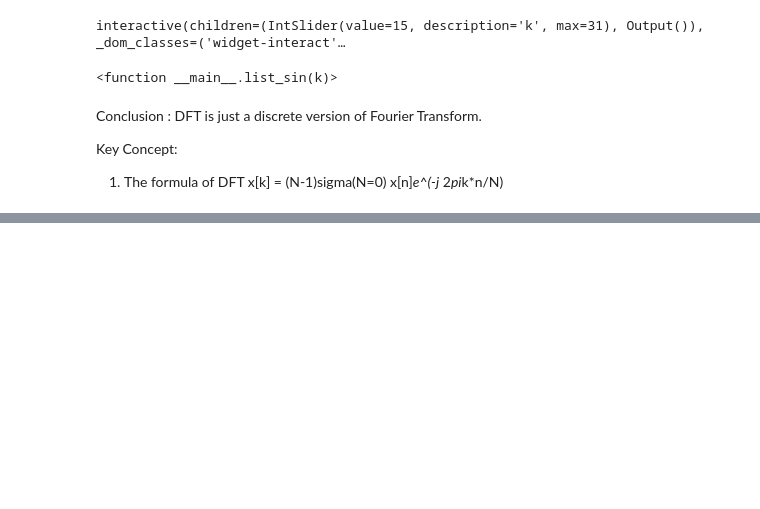
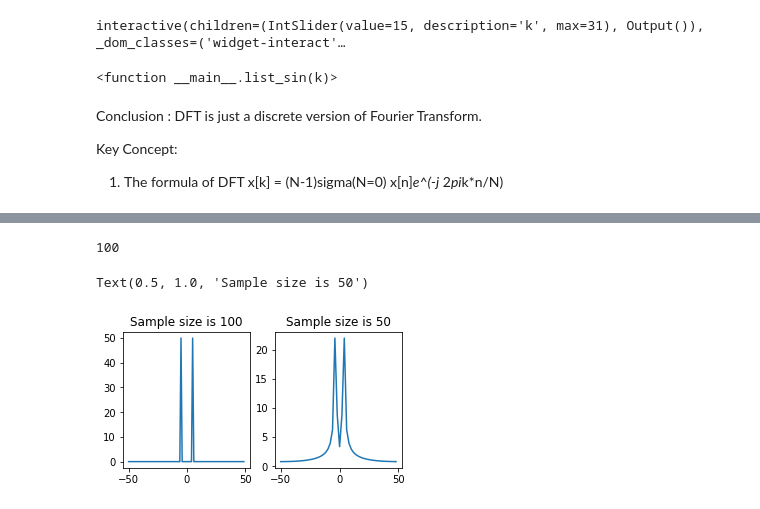
Before and after one commit to EventHorizon1003/DSP-Learning-, a Jupyter notebook: FFT_learnig.ipynb, the cells around one changed output, grey strips where cells are left out. Saved outputs shown, nothing was run; the diff lists cells and outputs as text; code cells hidden in the pictures; blank space fills up the shorter version.

```diff
--- a/FFT_learnig.ipynb
+++ b/FFT_learnig.ipynb
@@ -266,0 +299,29 @@ Key Concept:
+# %%
+# The number sample for the FFT will change the
+# magnitude of the result
+
+# For this case we will take half of the result
+# which is 100/2  = 150
+
+# FFT
+n = 50
+print(len(X_shift))
+X_2 = fft(x_cos,n)
+X_2 = fftshift(X_2)
+
+f_cos_2 = np.arange(start = -n//2, stop = n/2)
+df = fs/n
+
+f_cos_2 = f_cos_2*df
+
+fig , (ax1,ax2) = plt.subplots(nrows= 1, ncols= 2, figsize = (5,2.5))
+
+ax1.plot(f_cos,abs(X_shift))
+ax1.set_title("Sample size is 100")
+
+ax2.plot(f_cos_2,abs(X_2))
+ax2.set_title("Sample size is 50")
+# %% [output]
+100
+Text(0.5, 1.0, 'Sample size is 50')
+[figure, added]
```
Also changed, not shown: parts of 2 cells of this notebook.
